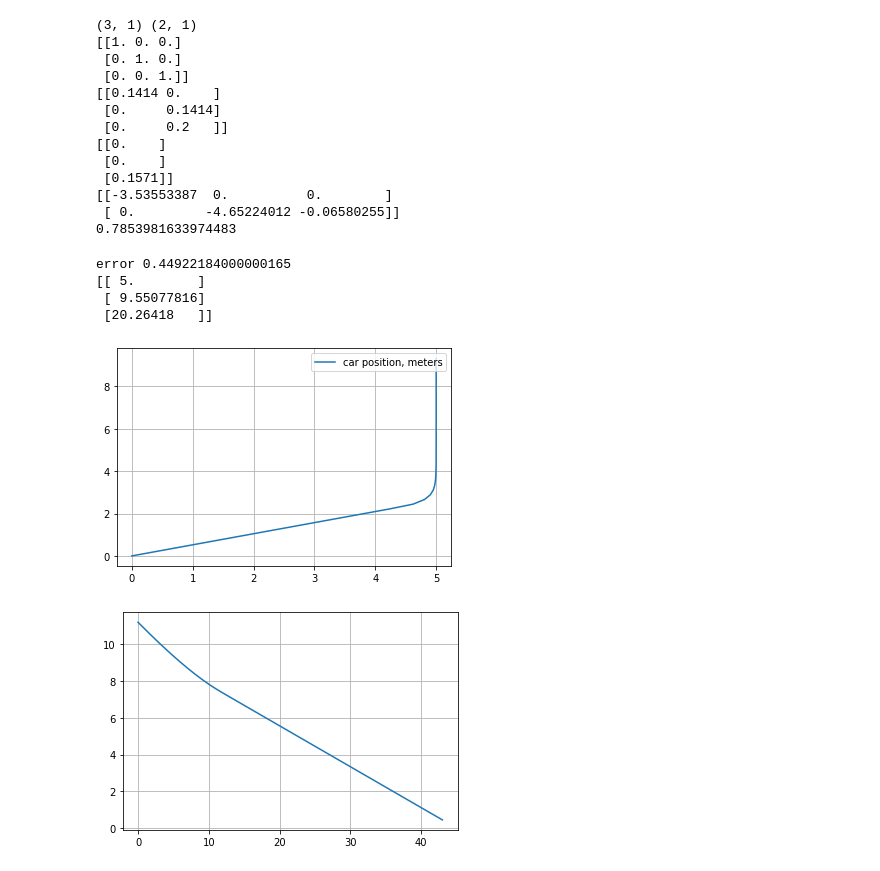
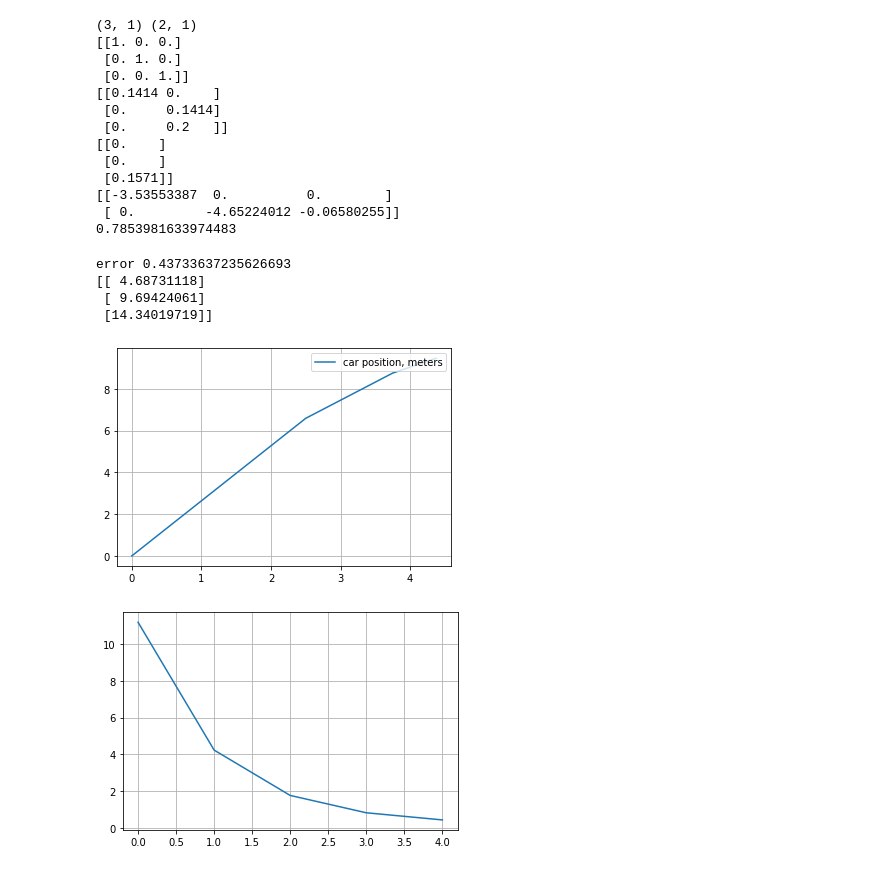
Before and after one commit to mingyucai/LQR_CBF_rrtStar, a Jupyter notebook: LQR_car_model.ipynb, the cells around one changed output. Cells and saved outputs as stored; diff of their text form; code cells hidden in the pictures.

Commit message:
nonlinear velocity model done. the plotting issue should be fixed.

```diff
--- a/LQR_car_model.ipynb
+++ b/LQR_car_model.ipynb
@@ -446,8 +446,9 @@ time = np.linspace(0, 2, nsteps, endpoint=True)
 xk = np.matrix([[0], [0], [0]])
 dt = 0.5
 
-max_linear_velocity = 3.0 # meters per second
-max_angular_velocity = 1.5708 # radians per second
+# max_linear_velocity = 3.0 # meters per second
+# max_angular_velocity = 1.5708 # radians per second
+
 
 X = []
 Y = []
@@ -455,38 +456,42 @@ T = []
 U = []
 errors = []
 for t in time:
     xe = xk - xd
     errors.append( np.linalg.norm(xe[0:2]))
 
+    # yaw = xk[2, 0]
+    # B= getB(yaw, dt)
+    # K = dLQR(A,B,Q,R)
+
     uk = K*xe
-    uk[0] = np.clip(uk[0], -max_linear_velocity, max_linear_velocity)
-    uk[1] = np.clip(uk[1], -max_angular_velocity, max_angular_velocity)
+    # uk[0] = np.clip(uk[0], -max_linear_velocity, max_linear_velocity)
+    # uk[1] = np.clip(uk[1], -max_angular_velocity, max_angular_velocity)
     if np.linalg.norm(xe[0:2]) < 0.5:
       break
 
     X.append(xk[0, 0])
     Y.append(xk[1, 0])
 
     xk = A*xk + B*uk + C
 
 print('error', np.linalg.norm(xe[0:2]))
 
 print(xk)
 plt.plot(X, Y, label="car position, meters")
 # plt.plot(time, T, label='pendulum angle, radians')
 # plt.plot(time, U, label='control voltage, decavolts')
 
 plt.legend(loc='upper right')
 plt.grid()
 plt.show()
 
 plt.plot(errors, label="error")
 plt.grid()
 plt.show()
 # %% [output]
-error 0.44922184000000165
-[[ 5.        ]
- [ 9.55077816]
- [20.26418   ]]
+error 0.43733637235626693
+[[ 4.68731118]
+ [ 9.69424061]
+ [14.34019719]]
-[figure, old version]
+[figure, new version]
-[figure, old version]
+[figure, new version]
```
Also changed, not shown: 4 other files.
